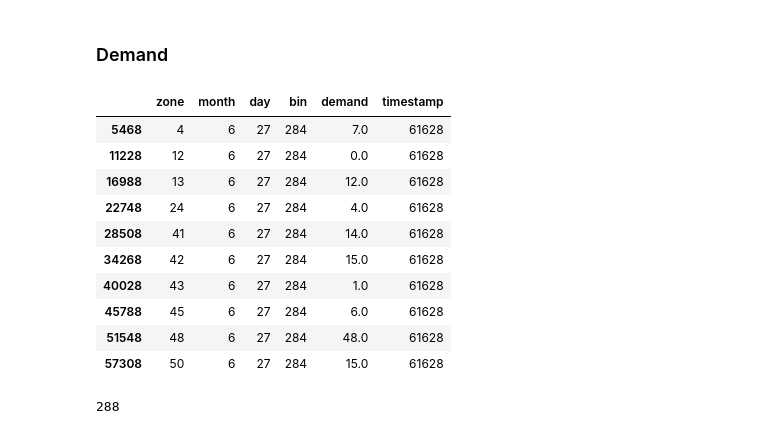
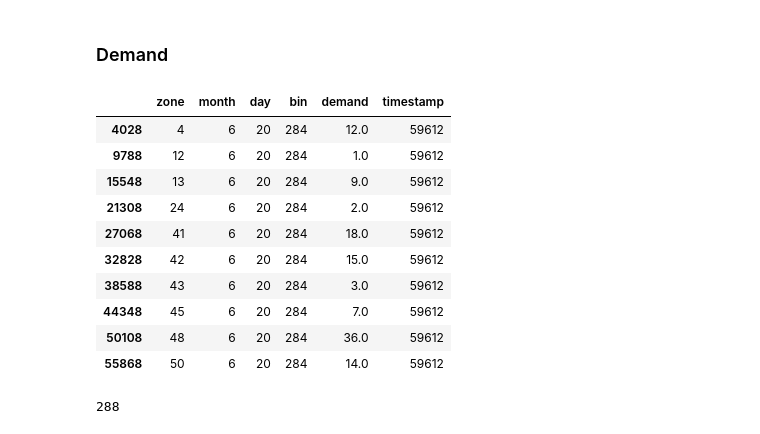
Before and after one commit to elxl/demand-uncertainty, a Jupyter notebook: notebooks/split_processed.ipynb, the cells around one changed output. Cells and saved outputs as stored; diff of their text form; code cells hidden in the pictures.

```diff
--- a/notebooks/split_processed.ipynb
+++ b/notebooks/split_processed.ipynb
@@ -102,22 +102,22 @@ See the caveats in the documentation: https://pandas.pydata.org/pandas-docs/stab
 # %% [markdown]
 ### Demand
 # %%
-df = df[(df['timestamp']>=61628)] # starting timestamp - 4 ~ ending timestamp
+df = df[(df['timestamp']>=59612)&(df['timestamp']<59904)] # starting timestamp - 4 ~ ending timestamp
 df_demand = df[['zone','month','day','bin','demand','timestamp']]
 df_demand = df_demand.sort_values(by=['month','day','bin','zone'])
 df_demand.head(10)
 # %% [output]
 |  | zone | month | day | bin | demand | timestamp |
-| 5468 | 4 | 6 | 27 | 284 | 7.0 | 61628 |
-| 11228 | 12 | 6 | 27 | 284 | 0.0 | 61628 |
-| 16988 | 13 | 6 | 27 | 284 | 12.0 | 61628 |
-| 22748 | 24 | 6 | 27 | 284 | 4.0 | 61628 |
-| 28508 | 41 | 6 | 27 | 284 | 14.0 | 61628 |
-| 34268 | 42 | 6 | 27 | 284 | 15.0 | 61628 |
-| 40028 | 43 | 6 | 27 | 284 | 1.0 | 61628 |
-| 45788 | 45 | 6 | 27 | 284 | 6.0 | 61628 |
-| 51548 | 48 | 6 | 27 | 284 | 48.0 | 61628 |
-| 57308 | 50 | 6 | 27 | 284 | 15.0 | 61628 |
+| 4028 | 4 | 6 | 20 | 284 | 12.0 | 59612 |
+| 9788 | 12 | 6 | 20 | 284 | 1.0 | 59612 |
+| 15548 | 13 | 6 | 20 | 284 | 9.0 | 59612 |
+| 21308 | 24 | 6 | 20 | 284 | 2.0 | 59612 |
+| 27068 | 41 | 6 | 20 | 284 | 18.0 | 59612 |
+| 32828 | 42 | 6 | 20 | 284 | 15.0 | 59612 |
+| 38588 | 43 | 6 | 20 | 284 | 3.0 | 59612 |
+| 44348 | 45 | 6 | 20 | 284 | 7.0 | 59612 |
+| 50108 | 48 | 6 | 20 | 284 | 36.0 | 59612 |
+| 55868 | 50 | 6 | 20 | 284 | 14.0 | 59612 |
 # %%
 def combine(df_demand,df,x,y,timestamp,included,lookback=2):
     df = df.sort_values('zone')
```
Also changed, not shown: parts of 5 cells of this notebook, 5 other files.
